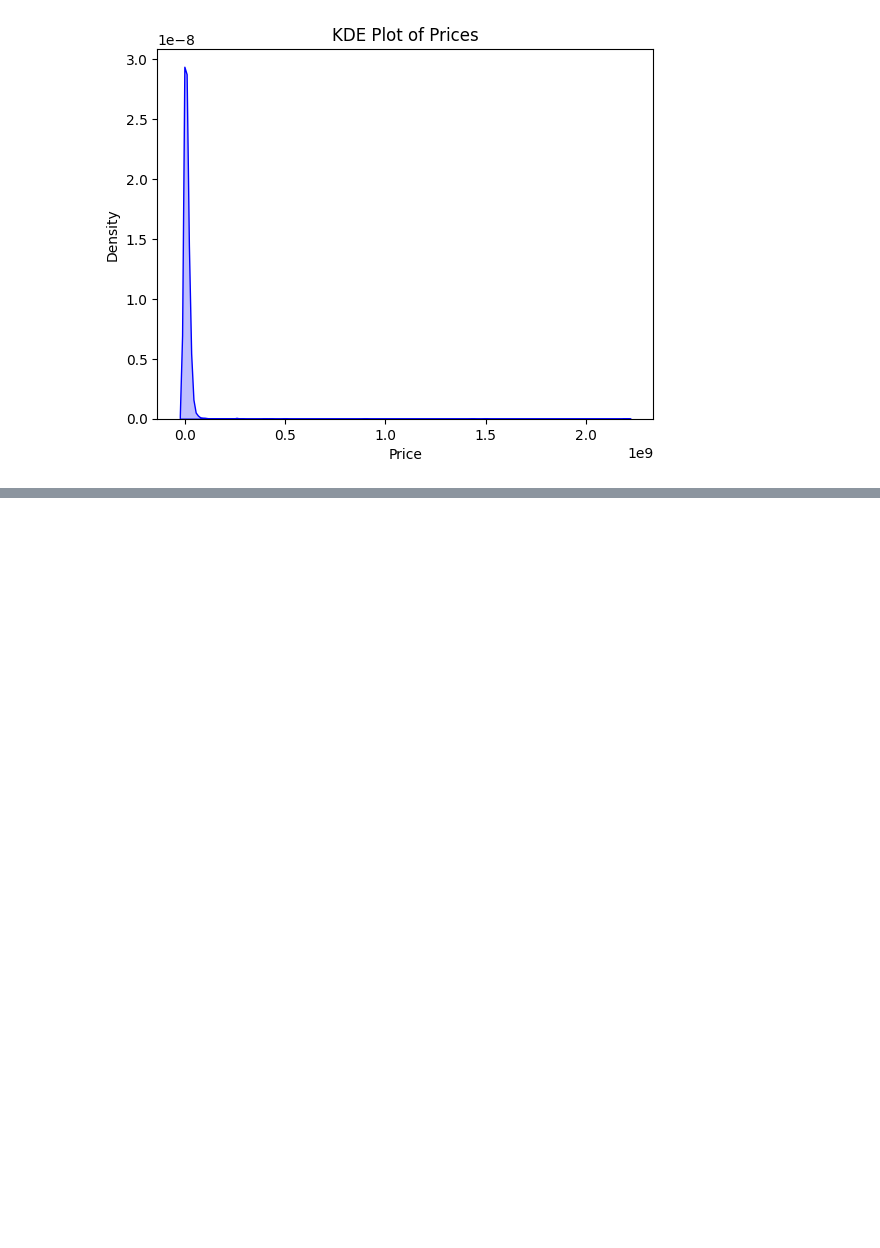
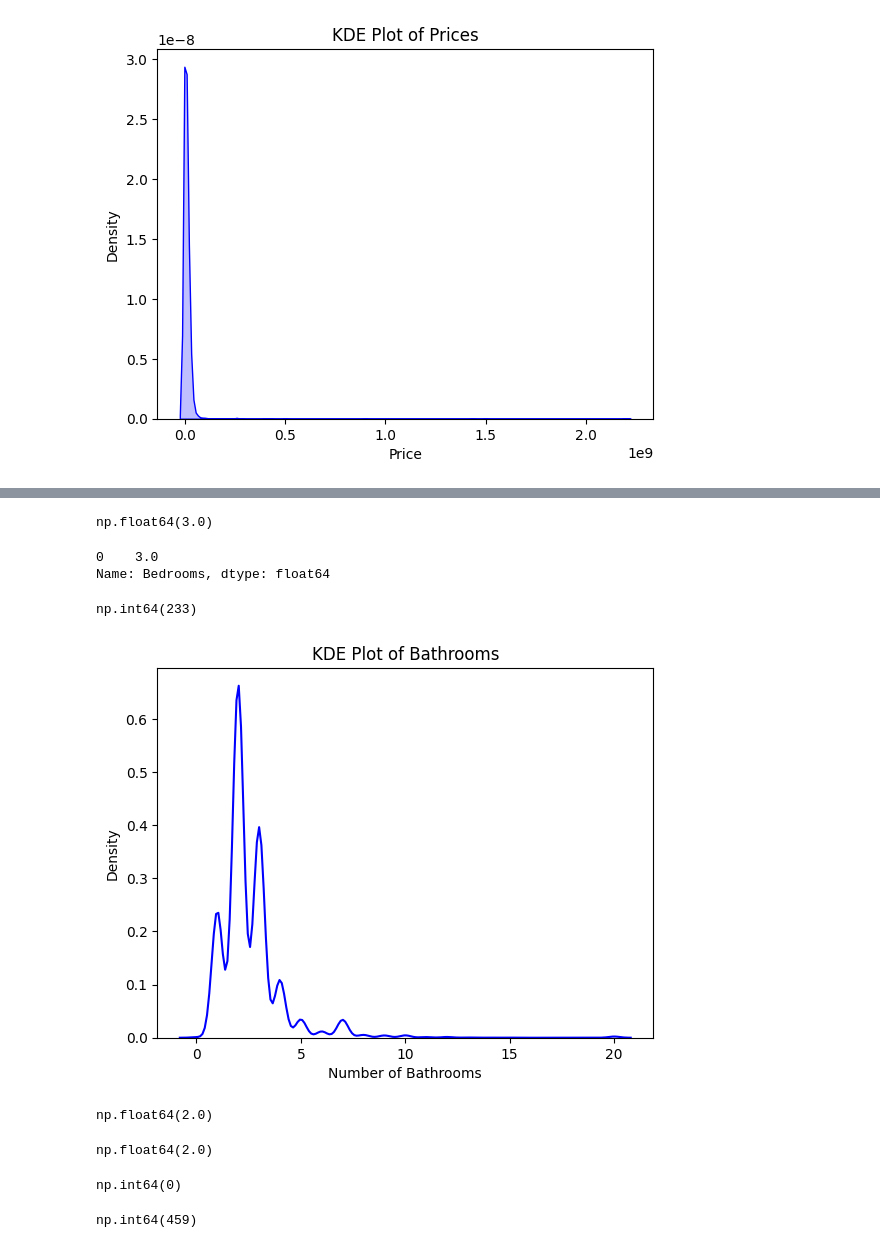
Before and after one commit to RevoEstate/PricePrediction, a Jupyter notebook: 1preprocessing.ipynb, the cells around one changed output, grey strips where cells are left out. Saved outputs shown, nothing was run; the diff lists cells and outputs as text; code cells hidden in the pictures; blank space fills up the shorter version.

```diff
--- a/1preprocessing.ipynb
+++ b/1preprocessing.ipynb
@@ -67,0 +101,35 @@ plt.show()
+# %%
+dataset["Bedrooms"].median()
+# %% [output]
+np.float64(3.0)
+# %%
+dataset["Bedrooms"].mode()[0]
+# %% [output]
+0    3.0
+Name: Bedrooms, dtype: float64
+# %%
+dataset["Bedrooms"].fillna(dataset["Bedrooms"].mode()[0], inplace=True)
+# %%
+dataset["Bathrooms"].isnull().sum()
+# %% [output]
+np.int64(233)
+# %%
+import seaborn as sns
+
+bedrooms_column=dataset["Bathrooms"]
+
+sns.kdeplot(bedrooms_column, color='blue')
+plt.title('KDE Plot of Bathrooms')
+plt.xlabel('Number of Bathrooms')
+plt.ylabel('Density')
+plt.show()
+# %% [output]
+[figure, added]
+# %%
+dataset["Bathrooms"].mode()[0]
+# %% [output]
+np.float64(2.0)
+# %%
+dataset["Bathrooms"].median()
+# %% [output]
+np.float64(2.0)
@@ -67,0 +138,9 @@ plt.show()
+# %%
+dataset["Bathrooms"].isnull().sum()
+# %% [output]
+np.int64(0)
+# %%
+
+dataset["Land_Area"].isnull().sum()
+# %% [output]
+np.int64(459)
```
Also changed, not shown: parts of 29 cells of this notebook, 1 other file.
